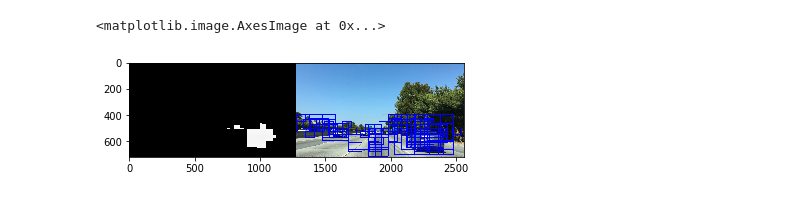
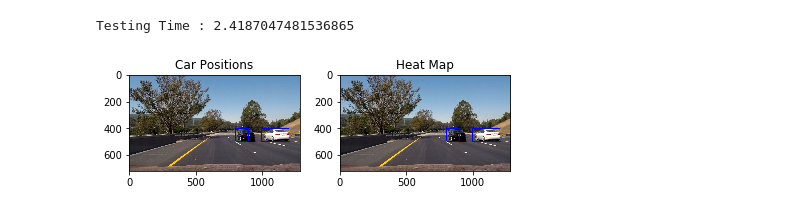
Before and after one commit to prathmesh-dali/CarND-Vehicle-Detection, a Jupyter notebook: CarND_Vehicle_Detection.ipynb, the cells around one changed output. Saved outputs shown, nothing was run; the diff lists cells and outputs as text; code cells hidden in the pictures.

```diff
--- a/CarND_Vehicle_Detection.ipynb
+++ b/CarND_Vehicle_Detection.ipynb
@@ -194,0 +185,5 @@ print(acc)
+# %%
+X_train = pickle.load( open( "data/pickle/X_train.pkl", "rb" ))
+y_train = pickle.load( open( "data/pickle/y_train.pkl", "rb" ))
+X_test = pickle.load( open( "data/pickle/X_test.pkl", "rb" ))
+y_test = pickle.load( open( "data/pickle/y_test.pkl", "rb" ))
@@ -197,3 +207,6 @@ save_object(clf, 'data/pickle/clf.pkl')
+# %%
+clf = pickle.load( open( "data/pickle/clf_rbf_oriebtation4.pkl", "rb" ))
+X_scaler = pickle.load( open( "data/pickle/X_scaler_oriebtation4.pkl", "rb" ))
 # %%
 def search_windows(img, windows, clf, scaler, cspace='RGB',
                     spatial_size=(32, 32), hist_bins=32,
@@ -212,7 +225,8 @@ def search_windows(img, windows, clf, scaler, cspace='RGB',
         features = single_img_features(test_img, cspace=cspace, spatial_size = spatial_size,
                                              hist_bins = hist_bins, hist_range = hist_range,
                                              orient = orient, pix_per_cell = pix_per_cell,
-                                             cell_per_block = cell_per_block, hog_channels = hog_channels)
+                                             cell_per_block = cell_per_block, hog_channels = hog_channels,
+                                       spatial_feat=spatial_feat, hist_feat=hist_feat, hog_feat=hog_feat)
         #5) Scale extracted features to be fed to classifier
         test_features = scaler.transform(np.array(features).reshape(1, -1))
         #6) Predict using your classifier
@@ -290,4 +304,19 @@ def apply_threshold(heatmap, threshold):
     heatmap[heatmap <= threshold] = 0
     # Return thresholded map
     return heatmap
+
+def draw_labeled_bboxes(img, labels):
+    # Iterate through all detected cars
+    for car_number in range(1, labels[1]+1):
+        # Find pixels with each car_number label value
+        nonzero = (labels[0] == car_number).nonzero()
+        # Identify x and y values of those pixels
+        nonzeroy = np.array(nonzero[0])
+        nonzerox = np.array(nonzero[1])
+        # Define a bounding box based on min/max x and y
+        bbox = ((np.min(nonzerox), np.min(nonzeroy)), (np.max(nonzerox), np.max(nonzeroy)))
+        # Draw the box on the image
+        cv2.rectangle(img, bbox[0], bbox[1], (0,0,255), 6)
+    # Return the image
+    return img
 # %%
@@ -328,8 +382,19 @@ def pipeline(image):
 # %%
-image = mpimg.imread('test_images/test7.jpg')
-return_image , window_img = pipeline(image)
-return_image = np.hstack([np.dstack((return_image,return_image,return_image))*255,window_img]).astype(np.uint8)
-plt.imshow(return_image)
+vehicleDetector = VehicleDetector()
+image = mpimg.imread('test_images/test6.jpg')
+t=time.time()
+window_img = vehicleDetector.pipeline(image)
+t2 = time.time()
+print("Testing Time : {}".format(t2-t))
+# return_image = np.hstack([np.dstack((return_image,return_image,return_image))*255,window_img]).astype(np.uint8)
+fig = plt.figure()
+plt.subplot(121)
+plt.imshow(window_img)
+plt.title('Car Positions')
+plt.subplot(122)
+plt.imshow(window_img, cmap='hot')
+plt.title('Heat Map')
+fig.tight_layout()
 # %% [output]
-<matplotlib.image.AxesImage at 0x...>
+Testing Time : 2.4187047481536865
-[figure, old version]
+[figure, new version]
```
Also changed, not shown: parts of 11 cells of this notebook, 2 other files.
